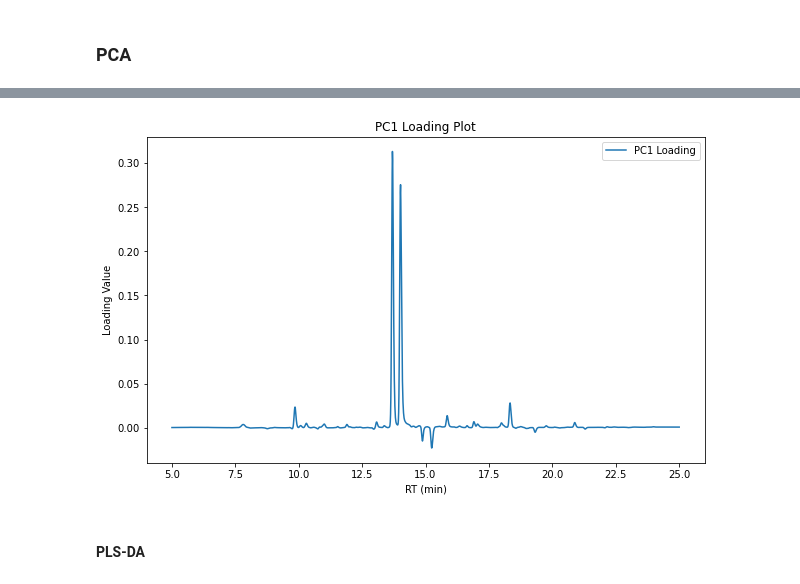
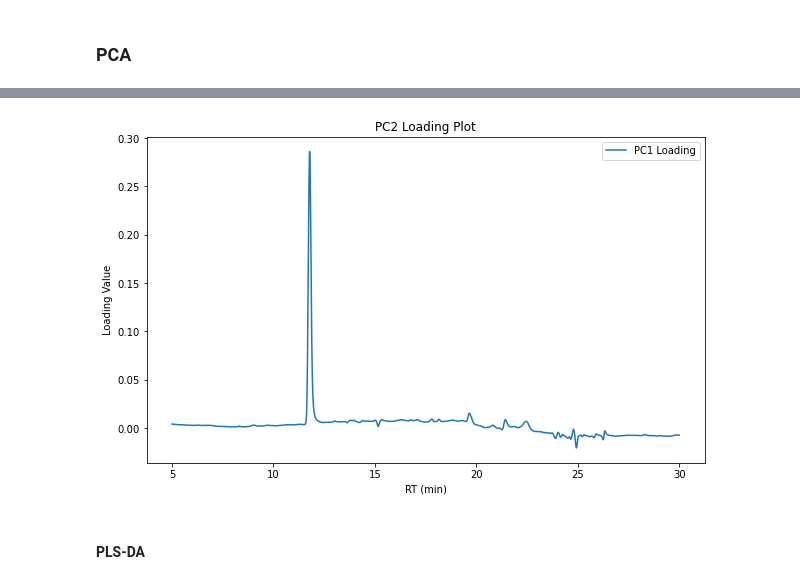
Before and after one commit to RicardoMBorges/HPLCdata_Shimadzu, a Jupyter notebook: Chromatograms_Shimadzu.ipynb, the cells around one changed output, grey strips where cells are left out. Saved outputs shown, nothing was run; the diff lists cells and outputs as text; code cells hidden in the pictures.

```diff
--- a/Chromatograms_Shimadzu.ipynb
+++ b/Chromatograms_Shimadzu.ipynb
@@ -80,8 +96,8 @@ combined_df2 = pd.concat([axis, combined_df], axis=1)
 combined_df2.rename(columns={0:"RT(min)"},inplace=True)
 
 ######## Select parts to remove - remove ends.
-retention_time_start = 5
-retention_time_end = 25
+retention_time_start = 5 #(min)
+retention_time_end = 30  #(min)
 
 # Step 1: Find the index of the row closest to retention_time_start
 start_index = (combined_df2["RT(min)"] - retention_time_start).abs().idxmin()
@@ -142,7 +158,7 @@ plt.show()
 from sklearn.decomposition import PCA
 
 # Extract the feature columns (excluding the 'RT(min)' column)
-X = combined_df2
+X = combined_df2.drop(columns="RT(min)")
 X = X.T
 #X.drop([0,1,2,3,4,5,6,7,8], axis=1, inplace=True)
 #X
@@ -174,28 +190,20 @@ plt.show()
 # %%
 # Loadings Plot
 
 # Access the loadings from the PCA object
 loadings = pca.components_
 
 # Plot the loadings for PC1
+PC_choose = 1 # Zero for PC1, 1 for PC2 ...
 plt.figure(figsize=(10, 6))
-plt.plot(combined_df2['RT(min)'], loadings[0], label='PC1 Loading')
+plt.plot(combined_df2['RT(min)'], loadings[PC_choose], label='PC1 Loading')
 plt.xlabel('RT (min)')
 plt.ylabel('Loading Value')
-plt.title('PC1 Loading Plot')
+plt.title(f'PC{PC_choose+1} Loading Plot')
 plt.legend()
 plt.show()
-
-# Plot the loadings for PC2
-#plt.figure(figsize=(10, 6))
-#plt.plot(combined_df2['RT(min)'], loadings[1], label='PC2 Loading')
-#plt.xlabel('RT (min)')
-#plt.ylabel('Loading Value')
-#plt.title('PC2 Loading Plot')
-#plt.legend()
-#plt.show()
 # %% [output]
-[figure, old version]
+[figure, new version]
 # %% [markdown]
 #### PLS-DA
 # %%
```
Also changed, not shown: parts of 5 cells of this notebook.
